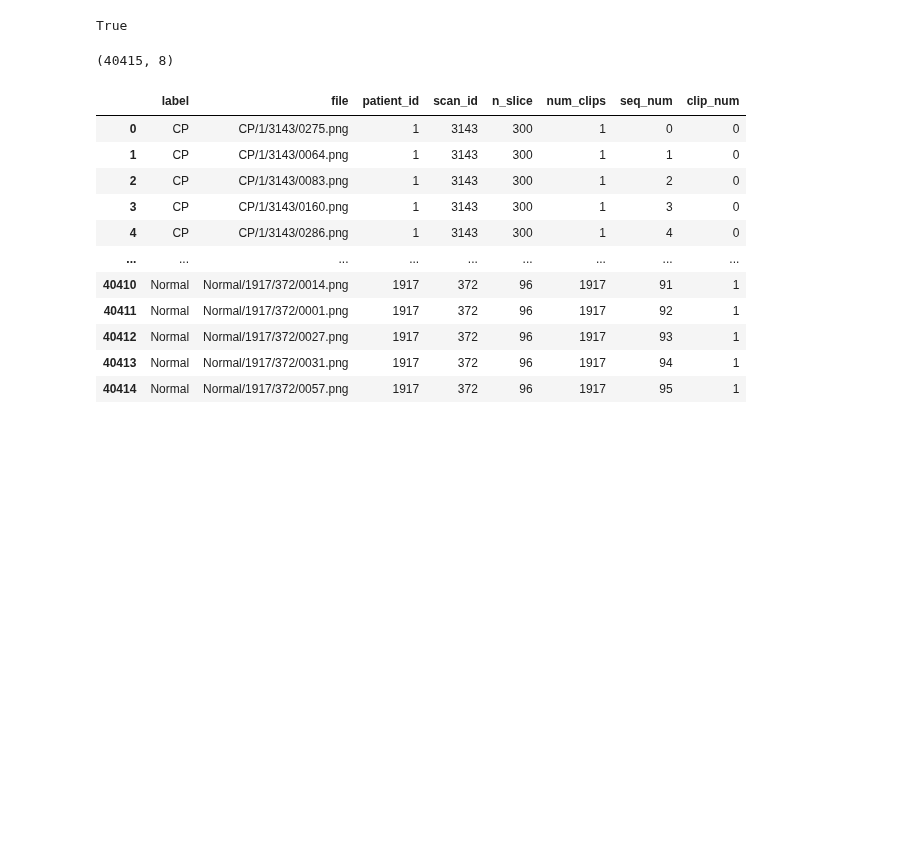
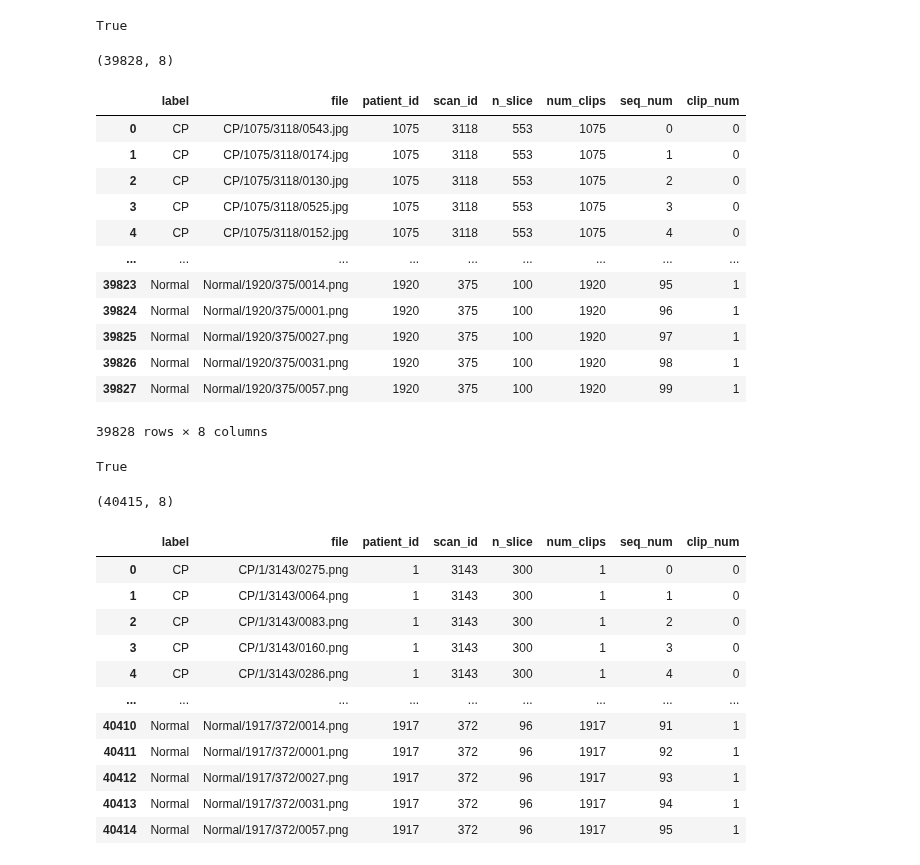
Before and after one commit to alghimo/computed-tomography-corona-thesis, a Jupyter notebook: notebooks/2_train_test_split.ipynb, the cells around one changed output. Cells and saved outputs as stored; diff of their text form; code cells hidden in the pictures; blank space fills up the shorter version.

```diff
--- a/notebooks/2_train_test_split.ipynb
+++ b/notebooks/2_train_test_split.ipynb
@@ -308,5 +315,28 @@ repo.save("train_files_df", train_df)
 # %% [output]
 True
+# %%
+val_df = create_df(config, val_labels)
+print(f"{val_df.shape}")
+val_df
+# %% [output]
+(39828, 8)
+|  | label | file | patient_id | scan_id | n_slice | num_clips | seq_num | clip_num |
+| 0 | CP | CP/1075/3118/0543.jpg | 1075 | 3118 | 553 | 1075 | 0 | 0 |
+| 1 | CP | CP/1075/3118/0174.jpg | 1075 | 3118 | 553 | 1075 | 1 | 0 |
+| 2 | CP | CP/1075/3118/0130.jpg | 1075 | 3118 | 553 | 1075 | 2 | 0 |
+| 3 | CP | CP/1075/3118/0525.jpg | 1075 | 3118 | 553 | 1075 | 3 | 0 |
+| 4 | CP | CP/1075/3118/0152.jpg | 1075 | 3118 | 553 | 1075 | 4 | 0 |
+| ... | ... | ... | ... | ... | ... | ... | ... | ... |
+| 39823 | Normal | Normal/1920/375/0014.png | 1920 | 375 | 100 | 1920 | 95 | 1 |
+| 39824 | Normal | Normal/1920/375/0001.png | 1920 | 375 | 100 | 1920 | 96 | 1 |
+| 39825 | Normal | Normal/1920/375/0027.png | 1920 | 375 | 100 | 1920 | 97 | 1 |
+| 39826 | Normal | Normal/1920/375/0031.png | 1920 | 375 | 100 | 1920 | 98 | 1 |
+| 39827 | Normal | Normal/1920/375/0057.png | 1920 | 375 | 100 | 1920 | 99 | 1 |
+39828 rows × 8 columns
+# %%
+repo.save("val_df", val_df)
+# %% [output]
+True
 # %%
 test_df = create_df(config, test_labels)
 print(f"{test_df.shape}")
```
Also changed, not shown: parts of 25 cells of this notebook, 3 other files.
